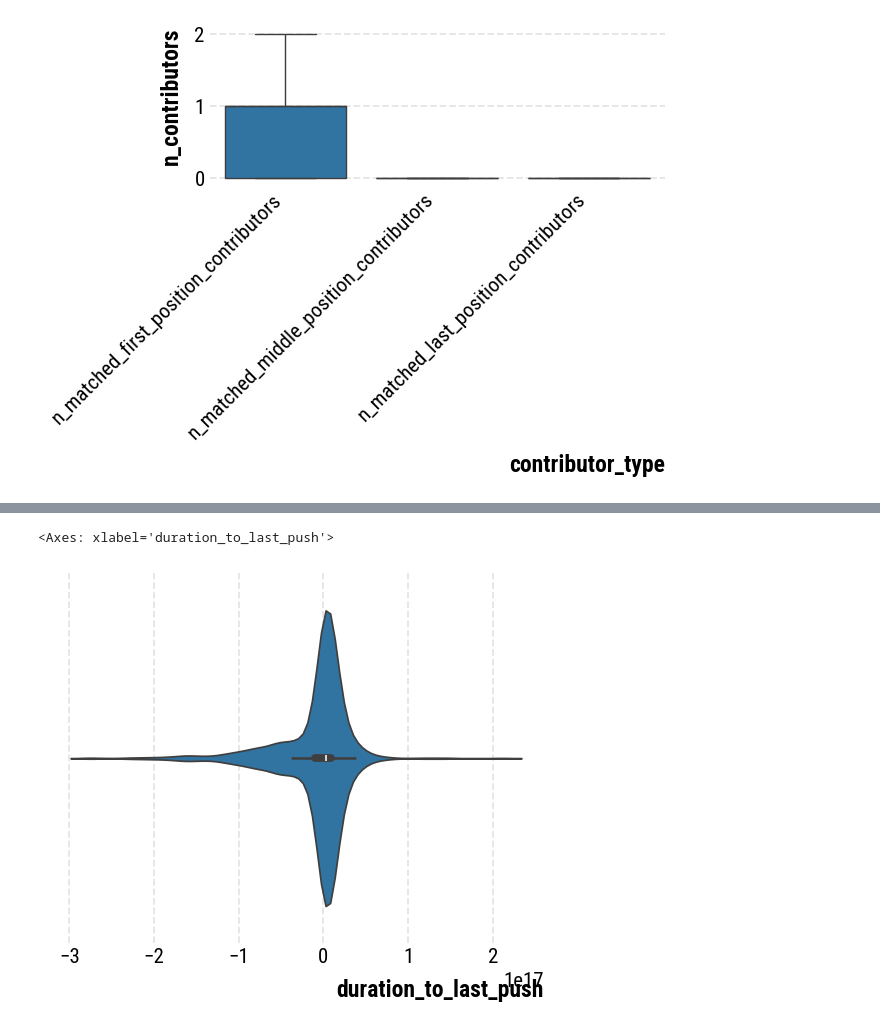
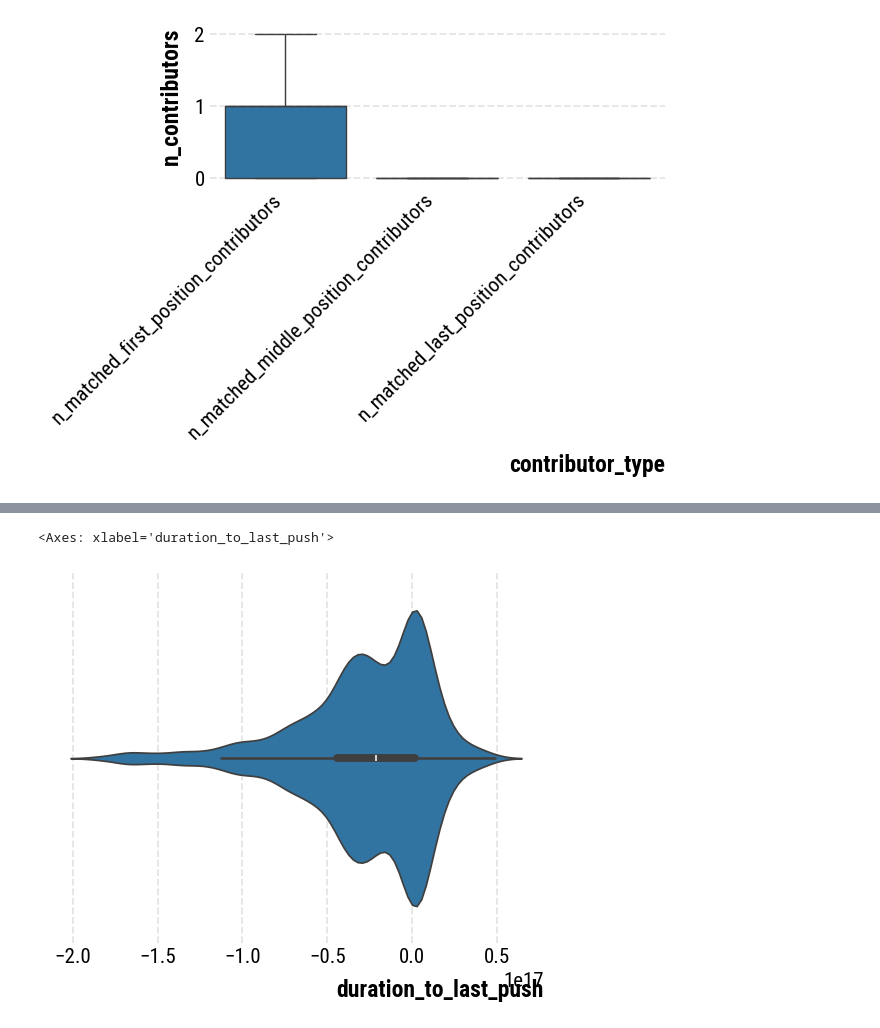
Before and after one commit to evamaxfield/rs-graph, a Jupyter notebook: eda.ipynb, the cells around one changed output, grey strips where cells are left out. Drawn from its saved outputs; the diff is of its cells as text; code cells hidden in the pictures.

```diff
--- a/eda.ipynb
+++ b/eda.ipynb
@@ -77,16 +77,19 @@ with Session(engine) as session:
         }
 
         # Get the primary field (field with highest "score" attribute in document topic)
-        primary_document_topic_stmt = select(db_models.DocumentTopic).where(
-            db_models.DocumentTopic.document_id == document.id
-        ).order_by(db_models.DocumentTopic.score.desc()).limit(1)
-        primary_document_topic = session.exec(primary_document_topic_stmt).first()
+        try:
+            primary_document_topic_stmt = select(db_models.DocumentTopic).where(
+                db_models.DocumentTopic.document_id == document.id
+            ).order_by(db_models.DocumentTopic.score.desc()).limit(1)
+            primary_document_topic = session.exec(primary_document_topic_stmt).first()
 
-        # Resolve to field name by querying for document
-        primary_topic_stmt = select(db_models.Topic).where(
-            db_models.Topic.id == primary_document_topic.topic_id
-        )
-        primary_topic = session.exec(primary_topic_stmt).first()
+            # Resolve to field name by querying for document
+            primary_topic_stmt = select(db_models.Topic).where(
+                db_models.Topic.id == primary_document_topic.topic_id
+            )
+            primary_topic = session.exec(primary_topic_stmt).first()
+        except:
+            continue
 
         # Append to data
         data.append(
@@ -330,5 +344,12 @@ Name: duration_to_publication, dtype: object
 # %%
-sns.violinplot(data=data, x="duration_to_last_push")
+sns.violinplot(data=data.loc[
+    data["duration_to_last_push"].between(
+            data["duration_to_last_push"].quantile(0.01),
+            data["duration_to_last_push"].quantile(0.99),
+        )
+    ],
+    x="duration_to_last_push",
+)
 # %% [output]
 <Axes: xlabel='duration_to_last_push'>
-[figure, old version]
+[figure, new version]
```
Also changed, not shown: parts of 20 cells of this notebook, 11 other files.
